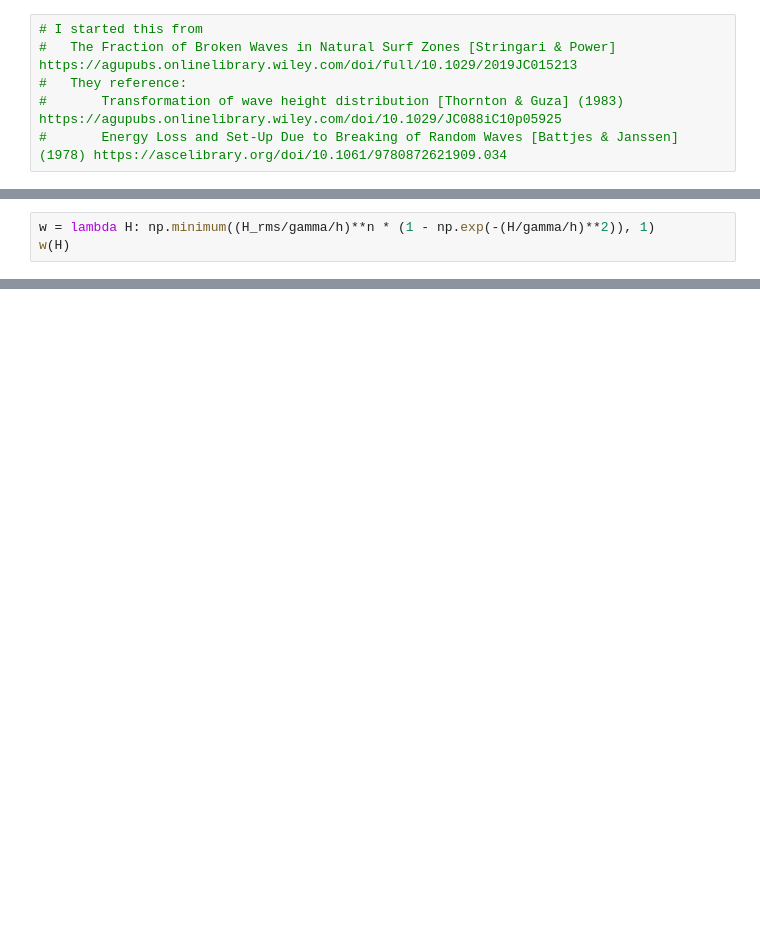
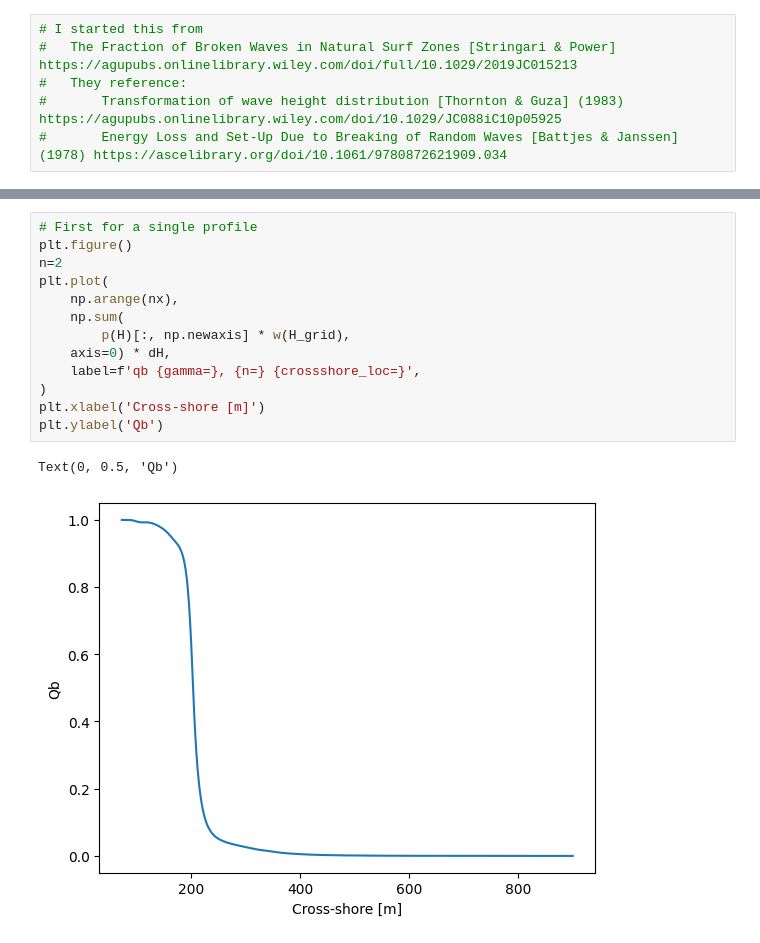
Before and after one commit to mleclair73/dunex, a Jupyter notebook: analytical_qb.ipynb, the cells around one changed output, grey strips where cells are left out. Saved outputs shown, nothing was run; the diff lists cells and outputs as text; blank space fills up the shorter version.

```diff
--- a/analytical_qb.ipynb
+++ b/analytical_qb.ipynb
@@ -195,3 +44,0 @@ Text(0, 0.5, 'Mean Qb')
-# %%
-w = lambda H: np.minimum((H_rms/gamma/h)**n * (1 - np.exp(-(H/gamma/h)**2)), 1)
-w(H)
@@ -320,0 +249,16 @@ plt.colorbar()
+# %%
+# First for a single profile
+plt.figure()
+n=2
+plt.plot(
+    np.arange(nx),
+    np.sum(
+        p(H)[:, np.newaxis] * w(H_grid),
+    axis=0) * dH,
+    label=f'qb {gamma=}, {n=} {crossshore_loc=}',
+)
+plt.xlabel('Cross-shore [m]')
+plt.ylabel('Qb')
+# %% [output]
+Text(0, 0.5, 'Qb')
+[figure, added]
```
Also changed, not shown: parts of 40 cells of this notebook.
